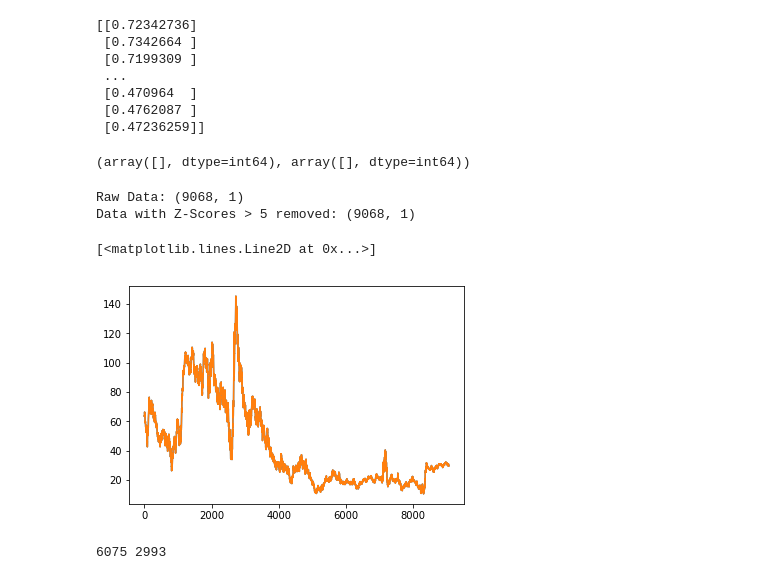
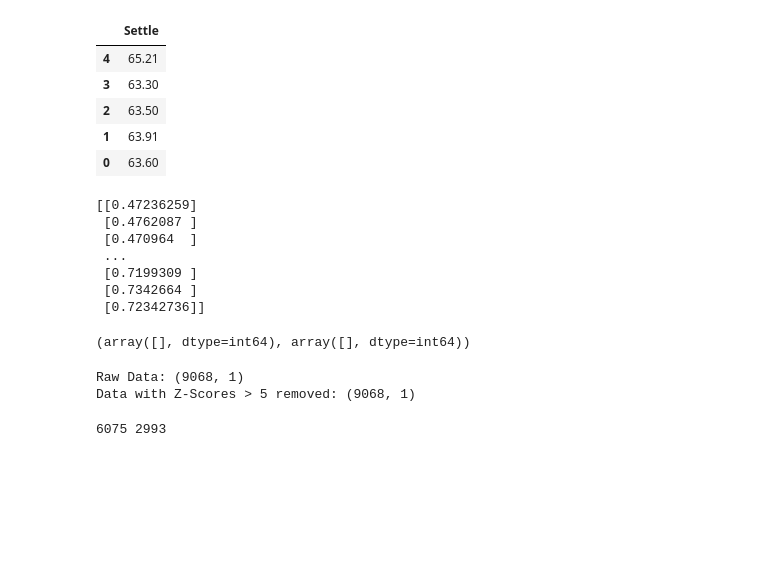
Before and after one commit to brownal05/globaltrade, a Jupyter notebook: alex/LTSMUNIV.ipynb, the cells around one changed output. Cells and saved outputs as stored; diff of their text form; code cells hidden in the pictures; blank space fills up the shorter version.

```diff
--- a/alex/LTSMUNIV.ipynb
+++ b/alex/LTSMUNIV.ipynb
@@ -35,14 +36,27 @@ df = raw_data
+# %%
+data_frame = df.sort_index(axis=1 ,ascending=True)
+data_frame = data_frame.iloc[::-1]
+data_frame = data_frame.sort_index(ascending=True, axis=0)
+df = data_frame.reindex(index=data_frame.index[::-1])
+df.tail()
+# %% [output]
+|  | Settle |
+| 4 | 65.21 |
+| 3 | 63.30 |
+| 2 | 63.50 |
+| 1 | 63.91 |
+| 0 | 63.60 |
 # %%
 df_z = np.abs(stats.zscore(df))
 print(df_z)
 # %% [output]
-[[0.72342736]
+[[0.47236259]
+ [0.4762087 ]
+ [0.470964  ]
+ ...
+ [0.7199309 ]
  [0.7342664 ]
- [0.7199309 ]
- ...
- [0.470964  ]
- [0.4762087 ]
- [0.47236259]]
+ [0.72342736]]
 # %%
 threshhold = 5
 print(np.where(df_z>threshhold))
@@ -52,13 +66,9 @@ df_o = df[(df_z < threshhold).all(axis=1)]
 # %%
 print(f"Raw Data: {df.shape}")
 print(f"Data with Z-Scores > {threshhold} removed: {df_o.shape}")
-plt.plot(df)
-plt.plot(df_o)
 # %% [output]
 Raw Data: (9068, 1)
 Data with Z-Scores > 5 removed: (9068, 1)
-[<matplotlib.lines.Line2D at 0x...>]
-[figure, removed]
 # %%
 dataset = df_o
 dataset = dataset.values
```
Also changed, not shown: parts of 8 cells of this notebook.
